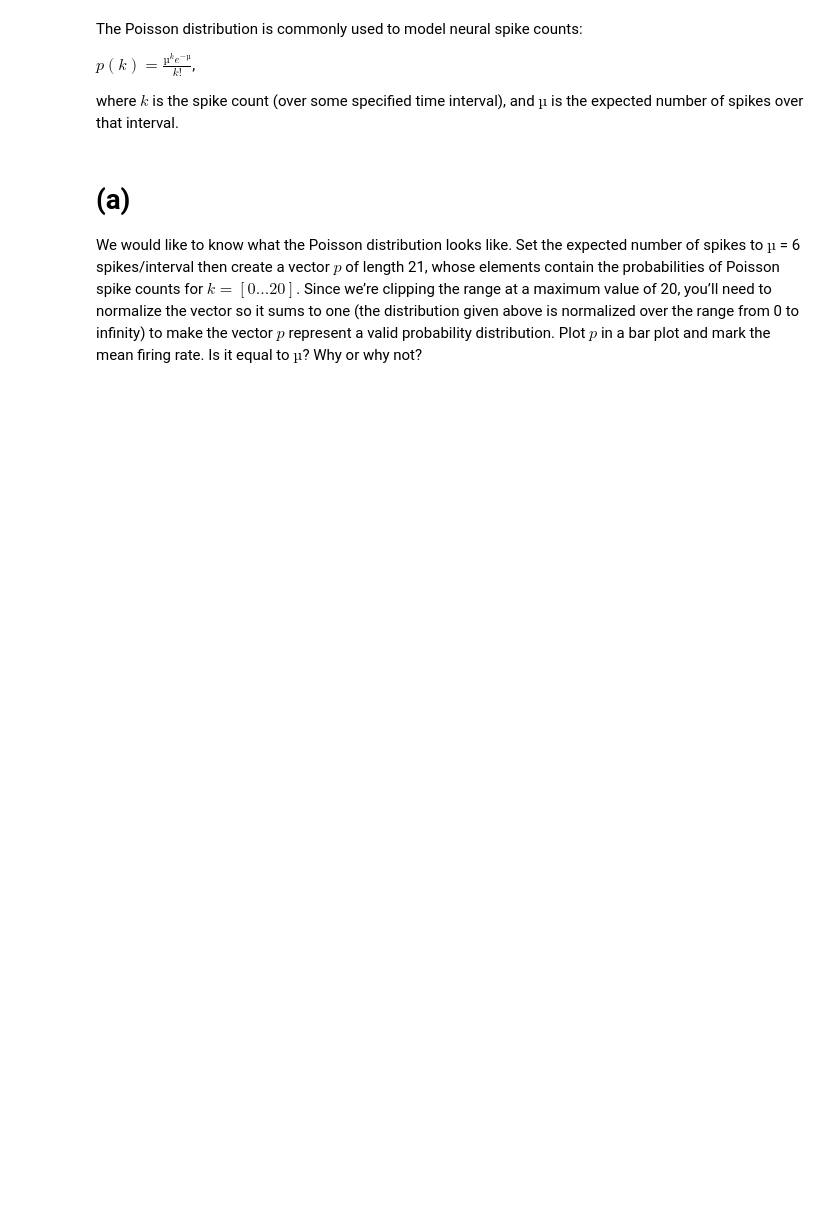
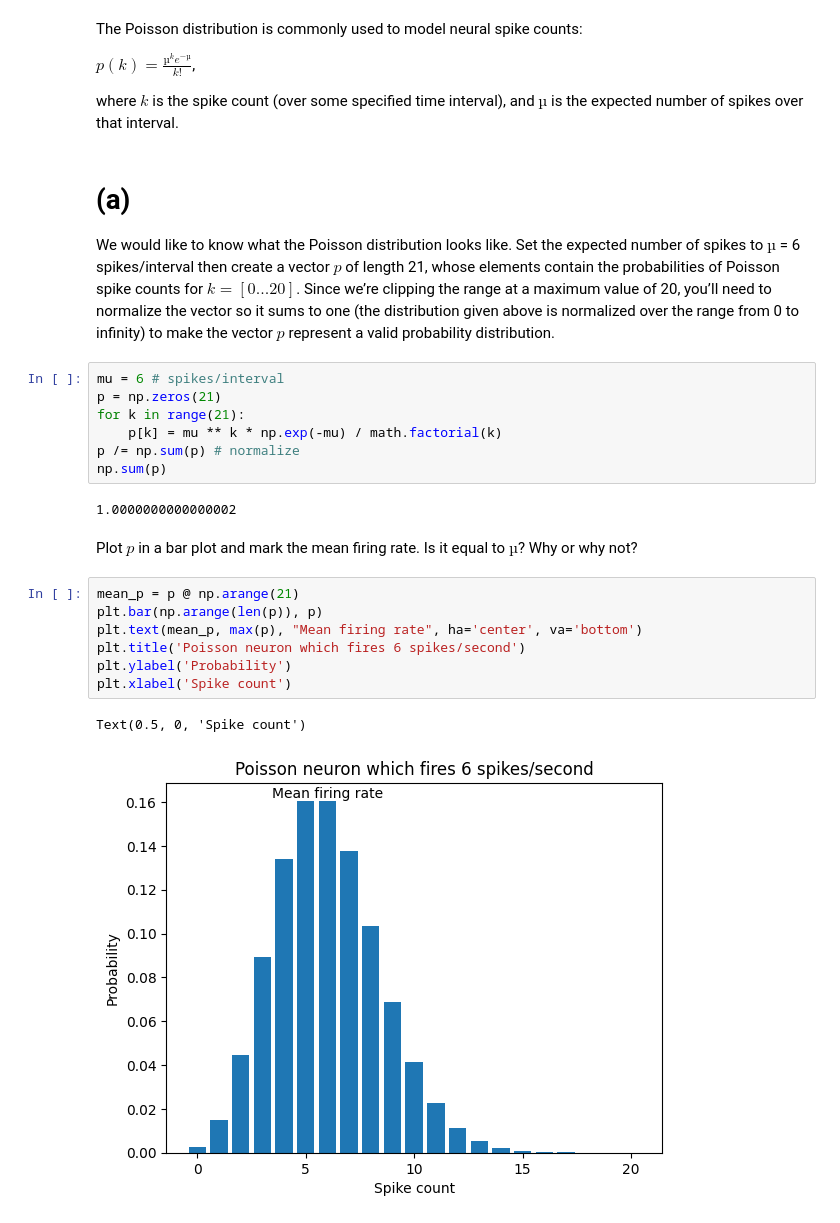
Before and after one commit to lukearend/math-tools, a Jupyter notebook: homework/hw4/HW4_Q2_Arend.ipynb, the cells around one changed output. Saved outputs shown, nothing was run; the diff lists cells and outputs as text; blank space fills up the shorter version.

```diff
--- a/homework/hw4/HW4_Q2_Arend.ipynb
+++ b/homework/hw4/HW4_Q2_Arend.ipynb
@@ -15,5 +20,25 @@ of spikes to $µ$ = 6 spikes/interval then create a vector $p$ of length 21, who
 contain the probabilities of Poisson spike counts for $k = [0...20]$. Since we’re clipping the
 range at a maximum value of 20, you’ll need to normalize the vector so it sums to one
 (the distribution given above is normalized over the range from 0 to infinity) to make
-the vector $p$ represent a valid probability distribution. Plot $p$ in a bar plot and mark
-the mean firing rate. Is it equal to $µ$? Why or why not?
+the vector $p$ represent a valid probability distribution.
+# %%
+mu = 6 # spikes/interval
+p = np.zeros(21)
+for k in range(21):
+    p[k] = mu ** k * np.exp(-mu) / math.factorial(k)
+p /= np.sum(p) # normalize
+np.sum(p)
+# %% [output]
+1.0000000000000002
+# %% [markdown]
+Plot $p$ in a bar plot and mark the mean firing rate. Is it equal to $µ$? Why or why not?
+# %%
+mean_p = p @ np.arange(21)
+plt.bar(np.arange(len(p)), p)
+plt.text(mean_p, max(p), "Mean firing rate", ha='center', va='bottom')
+plt.title('Poisson neuron which fires 6 spikes/second')
+plt.ylabel('Probability')
+plt.xlabel('Spike count')
+# %% [output]
+Text(0.5, 0, 'Spike count')
+[figure, added]
```
Also changed, not shown: parts of 22 cells of this notebook.
